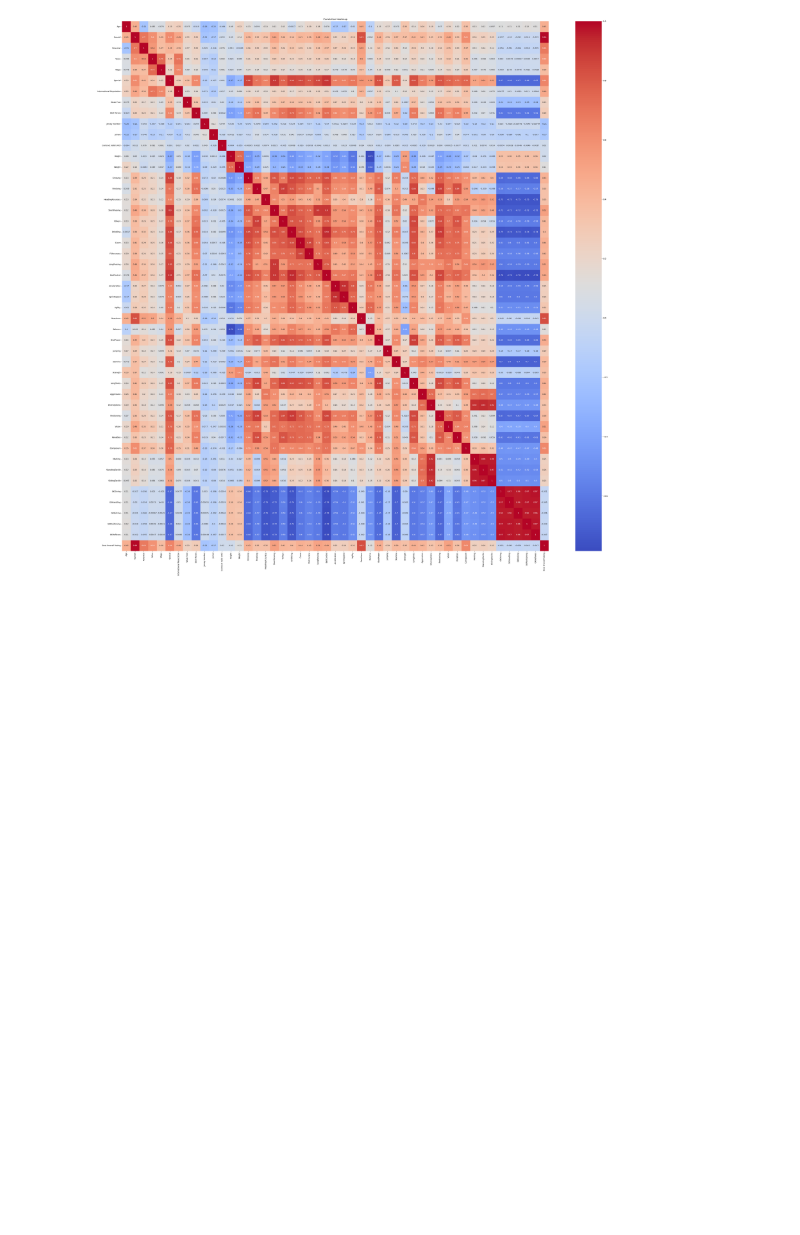
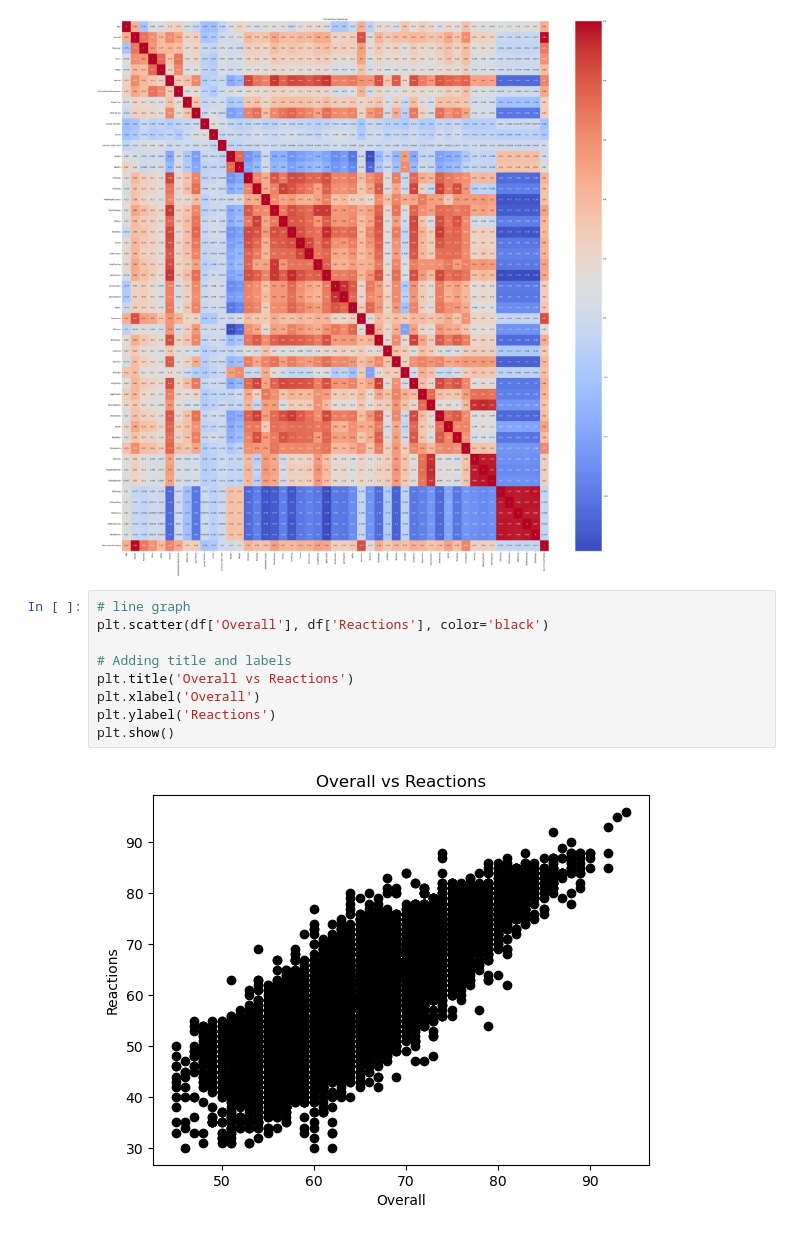
Before and after one commit to edwincm/ICTAK-DSA-B4, a Jupyter notebook: Project Files/Fifa Player Performance Analysis.ipynb, the cells around one changed output. Saved outputs shown, nothing was run; the diff lists cells and outputs as text; blank space fills up the shorter version.

Commit message:
scatter_plot

```diff
--- a/Project Files/Fifa Player Performance Analysis.ipynb
+++ b/Project Files/Fifa Player Performance Analysis.ipynb
@@ -529,3 +527,14 @@ plt.title("Correlation Heatmap")
 plt.show()
 # %% [output]
 [figure]
+# %%
+# line graph
+plt.scatter(df['Overall'], df['Reactions'], color='black')
+
+# Adding title and labels
+plt.title('Overall vs Reactions')
+plt.xlabel('Overall')
+plt.ylabel('Reactions')
+plt.show()
+# %% [output]
+[figure, added]
```
Also changed, not shown: parts of 5 cells of this notebook, 1 other file.
